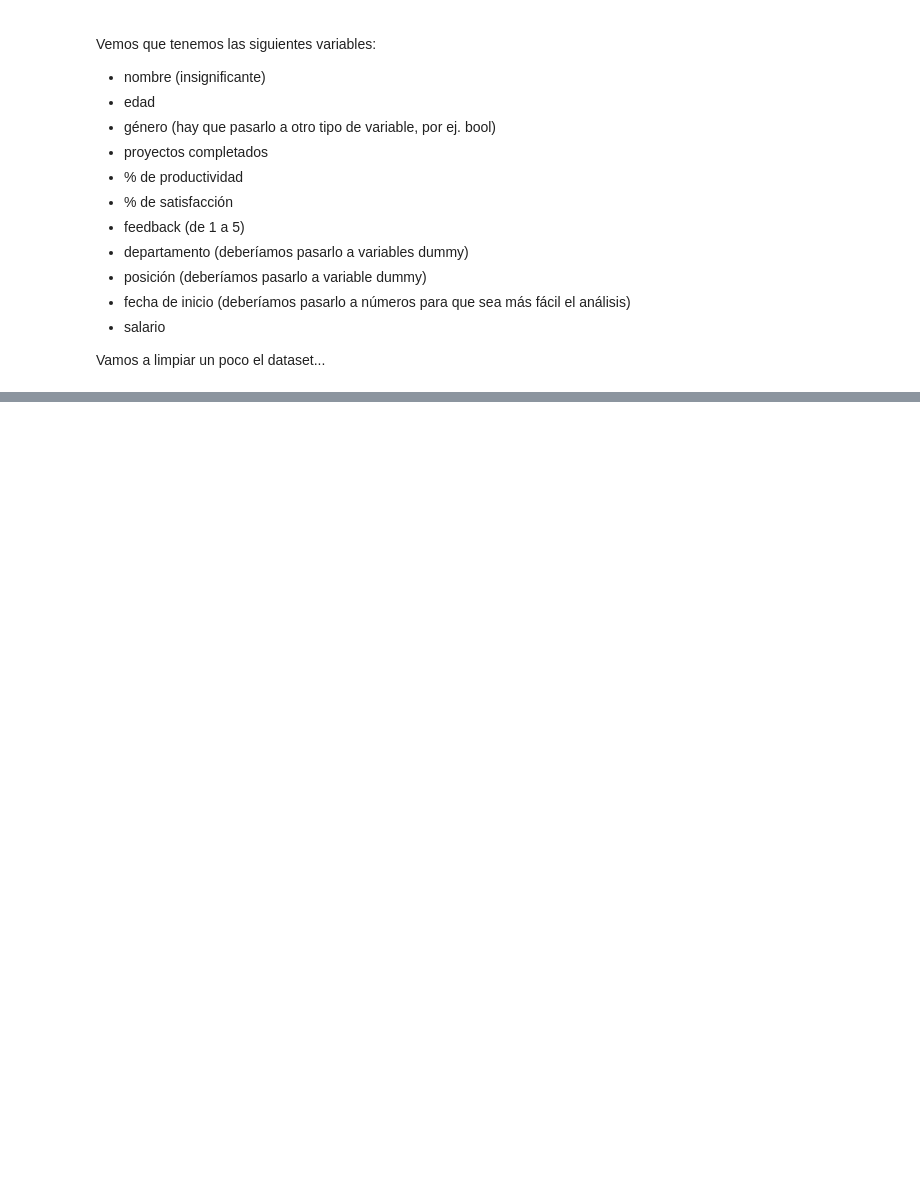
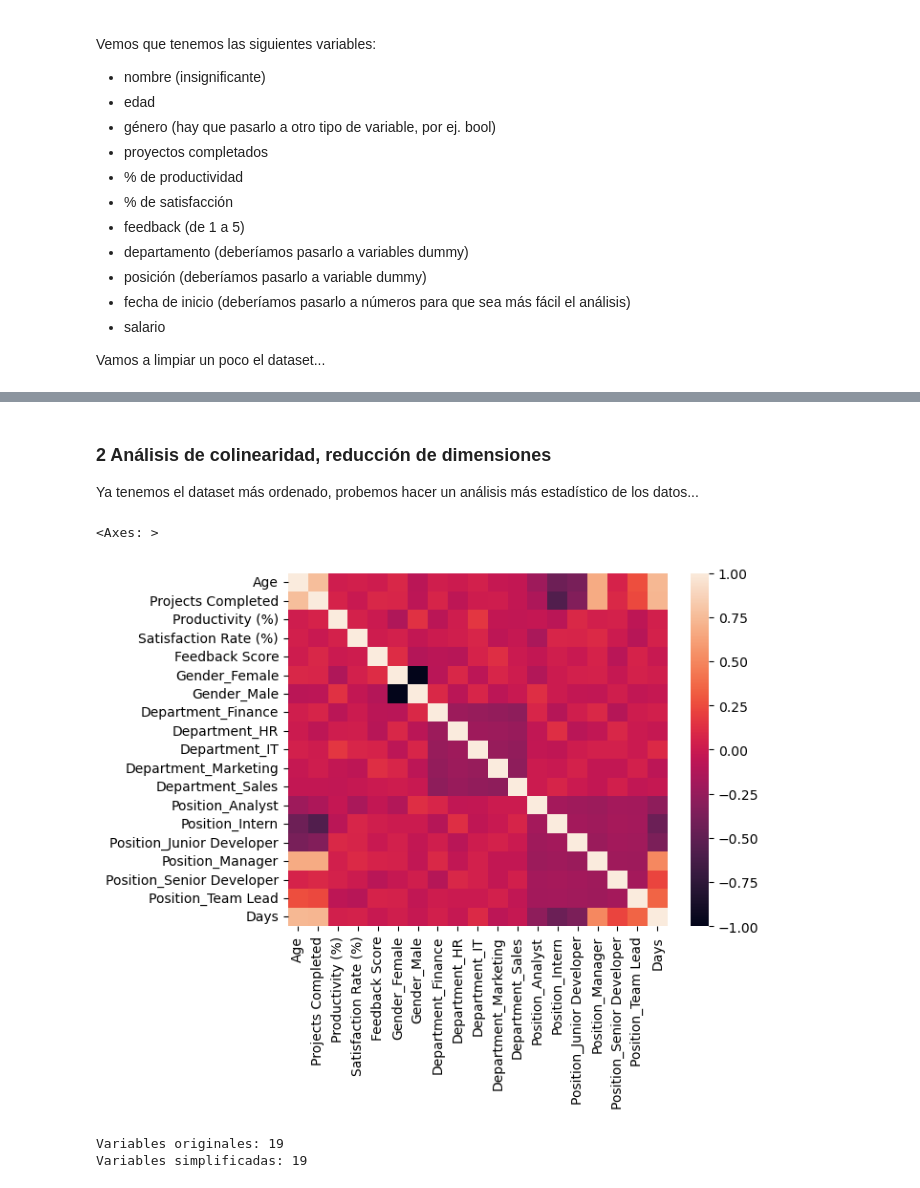
Before and after one commit to erikhromek/CEIOT-ML_TPF, a Jupyter notebook: TPF-v2.ipynb, the cells around one changed output, grey strips where cells are left out. Cells and saved outputs as stored; diff of their text form; code cells hidden in the pictures; blank space fills up the shorter version.

```diff
--- a/TPF-v2.ipynb
+++ b/TPF-v2.ipynb
@@ -7,11 +7,10 @@ Este dataset recopila información respecto a la productividad y desempeño de e
 import numpy as np # manejo de arreglos, álgebra lineal
 import pandas as pd # pandas para procesamiento de archivos
 
-dataset = pd.read_csv('hr_dashboard_data.csv')
-
+df = pd.read_csv('hr_dashboard_data.csv')
 
 # Veamos que tenemos
-dataset.head()
+df.head()
 # %% [output]
 |  | Name | Age | Gender | Projects Completed | Productivity (%) | Satisfaction Rate (%) | Feedback Score | ... |
 | 0 | Douglas Lindsey | 25 | Male | 11 | 57 | 25 | 4.7 | ... |
@@ -40,0 +38,6 @@ dataset =
+# %%
+dataset = pd.get_dummies(df, columns = ['Gender'])
+dataset = pd.get_dummies(dataset, columns = ['Department'])
+dataset = pd.get_dummies(dataset, columns = ['Position'])
+
+dataset.head()
@@ -40,0 +52,13 @@ dataset =
+# %%
+# Respecto al tiempo, vamos a simplificarlo convirtiendolo en un número que represente el tiempo en días en la empresa
+
+from datetime import datetime
+
+ds = dataset
+ds['Days'] = pd.to_datetime(ds['Joining Date'], format="%b-%y") - datetime.now()
+ds['Days'] = ds['Days'] * -1
+ds['Days'] = ds['Days'].round('D') # Ver http://pandas.pydata.org/pandas-docs/stable/reference/api/pandas.Series.dt.round.html
+ds['Days'] = (ds['Days'] / np.timedelta64(1, 'D')).astype(int) # Ver https://stackoverflow.com/questions/25646200/python-convert-timedelta-to-int-in-a-dataframe
+ds = ds.drop('Joining Date', axis=1)
+
+ds.head()
@@ -40,0 +73,11 @@ dataset =
+# %%
+# Nos falta un pequeño detalle, mover la columna objetivo "Salary" (podría ser otra, tal vez % de productividad, feedback score o % de satisfacción para otro análisis similar).
+
+dataset_clean = ds
+salary = dataset_clean.pop('Salary')
+dataset_clean.insert(len(dataset_clean.columns), 'Salary', salary)
+
+# También, deberíamos descartar la columna Name ya que no aporta nada
+dataset_clean.pop('Name')
+
+dataset_clean.head()
@@ -40,0 +91,31 @@ dataset =
+# %% [markdown]
+### 2 Análisis de colinearidad, reducción de dimensiones
+
+Ya tenemos el dataset más ordenado, probemos hacer un análisis más estadístico de los datos...
+# %%
+import seaborn as sns
+
+X = dataset_clean.iloc[:,:-1]
+y = dataset_clean.iloc[:,-1]
+cormat = X.corr()
+round(cormat,2)
+sns.heatmap(cormat)
+# %% [output]
+<Axes: >
+[figure, added]
+# %%
+# Lo que nos conviene acá, es eliminar las variables cuya correlación es alta
+# Guía: https://www.projectpro.io/recipes/drop-out-highly-correlated-features-in-python
+
+print(f'Variables originales: {len(X.columns)}')
+dataset_modified = X
+upper = cormat.where(np.triu(np.ones(cormat.shape), k=1).astype(bool))
+to_drop = [column for column in upper.columns if any(upper[column] > 0.8)]
+dataset_modified = dataset_modified.drop(to_drop, axis=1, inplace=False)
+
+print(f'Variables simplificadas: {len(dataset_modified.columns)}')
+
+# Hacemos un parate acá, suponemos que nos va a simplificar los cálculos y dar resultados similares... pero no necesariamente es así! al final podríamos volver a hacer el análisis sin quitar features
+# %% [output]
+Variables originales: 19
+Variables simplificadas: 19
```
Also changed, not shown: parts of 26 cells of this notebook.
